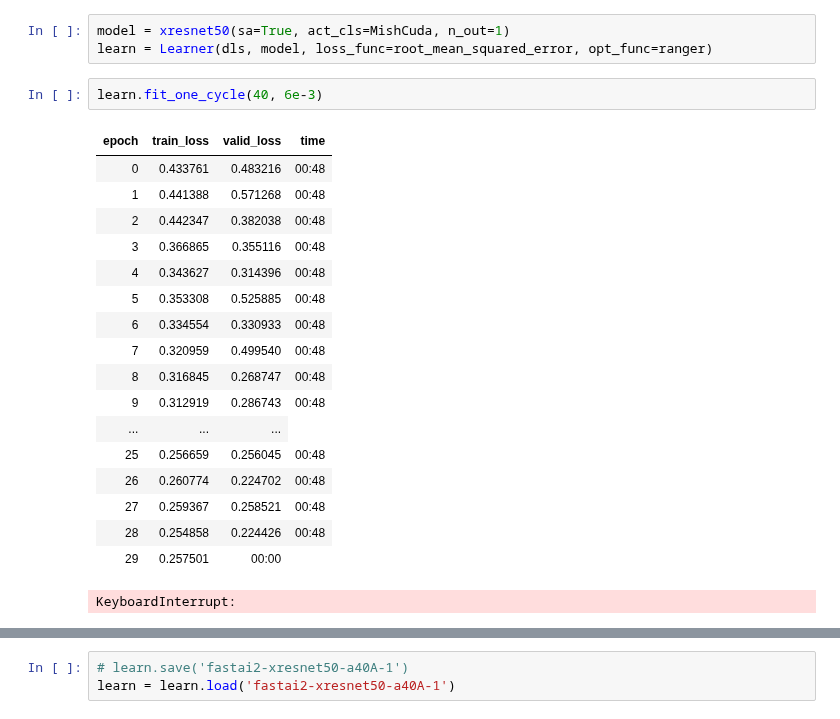
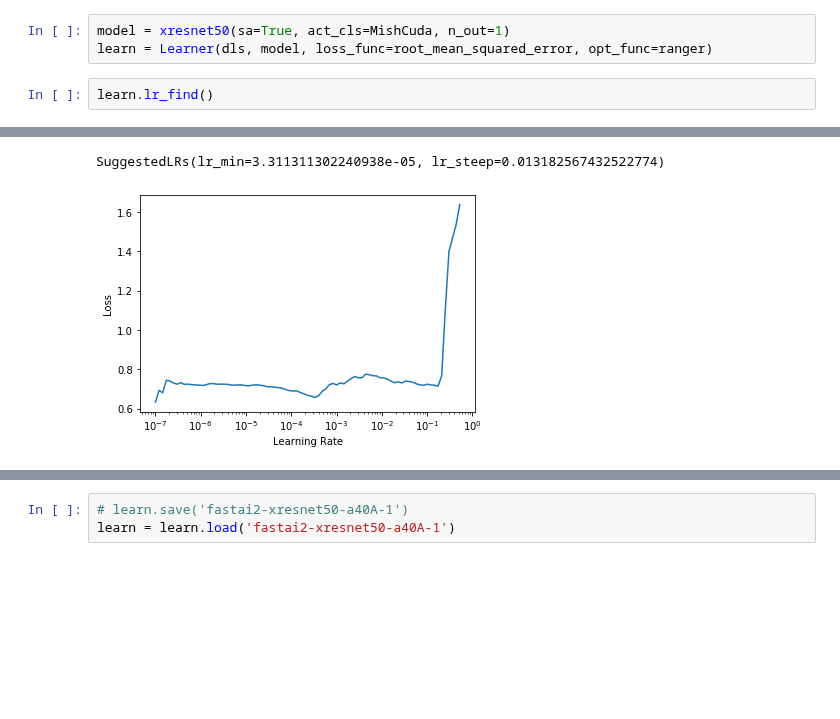
Before and after one commit to jwuphysics/HI-convnets, a Jupyter notebook: notebook/updates/90. Using fastai2 and newer architectures.ipynb, the cells around one changed output, grey strips where cells are left out. Drawn from its saved outputs; the diff is of its cells as text; blank space fills up the shorter version.

Commit message:
add plots, xresnet50

```diff
--- a/notebook/updates/90. Using fastai2 and newer architectures.ipynb
+++ b/notebook/updates/90. Using fastai2 and newer architectures.ipynb
@@ -94,24 +94,6 @@ learn = learn.load('fastai2-xresnet34-a40A-1')
 # %%
 model = xresnet50(sa=True, act_cls=MishCuda, n_out=1)
 learn = Learner(dls, model, loss_func=root_mean_squared_error, opt_func=ranger)
-# %%
-learn.fit_one_cycle(40, 6e-3)
-# %% [output]
-| epoch | train_loss | valid_loss | time |
-| 0 | 0.433761 | 0.483216 | 00:48 |
-| 1 | 0.441388 | 0.571268 | 00:48 |
-| 2 | 0.442347 | 0.382038 | 00:48 |
-| 3 | 0.366865 | 0.355116 | 00:48 |
-| 4 | 0.343627 | 0.314396 | 00:48 |
-| 5 | 0.353308 | 0.525885 | 00:48 |
-| 6 | 0.334554 | 0.330933 | 00:48 |
-| 7 | 0.320959 | 0.499540 | 00:48 |
-| 8 | 0.316845 | 0.268747 | 00:48 |
-| 9 | 0.312919 | 0.286743 | 00:48 |
-| ... | ... | ... |
-| 25 | 0.256659 | 0.256045 | 00:48 |
-| 26 | 0.260774 | 0.224702 | 00:48 |
-| 27 | 0.259367 | 0.258521 | 00:48 |
-| 28 | 0.254858 | 0.224426 | 00:48 |
-| 29 | 0.257501 | 00:00 |
-KeyboardInterrupt:
+# %%
+learn.lr_find()
+# %% [output]
@@ -117,0 +101,2 @@ KeyboardInterrupt:
+SuggestedLRs(lr_min=3.311311302240938e-05, lr_steep=0.013182567432522774)
+[figure, added]
```
Also changed, not shown: parts of 8 cells of this notebook.
